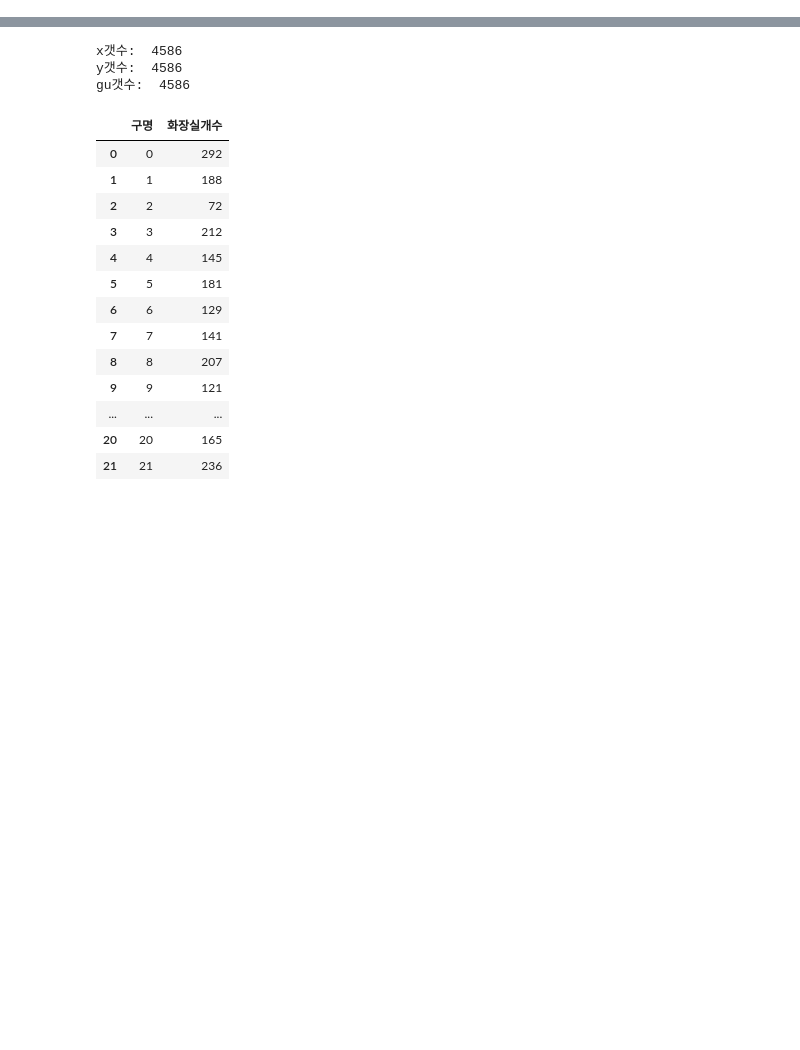
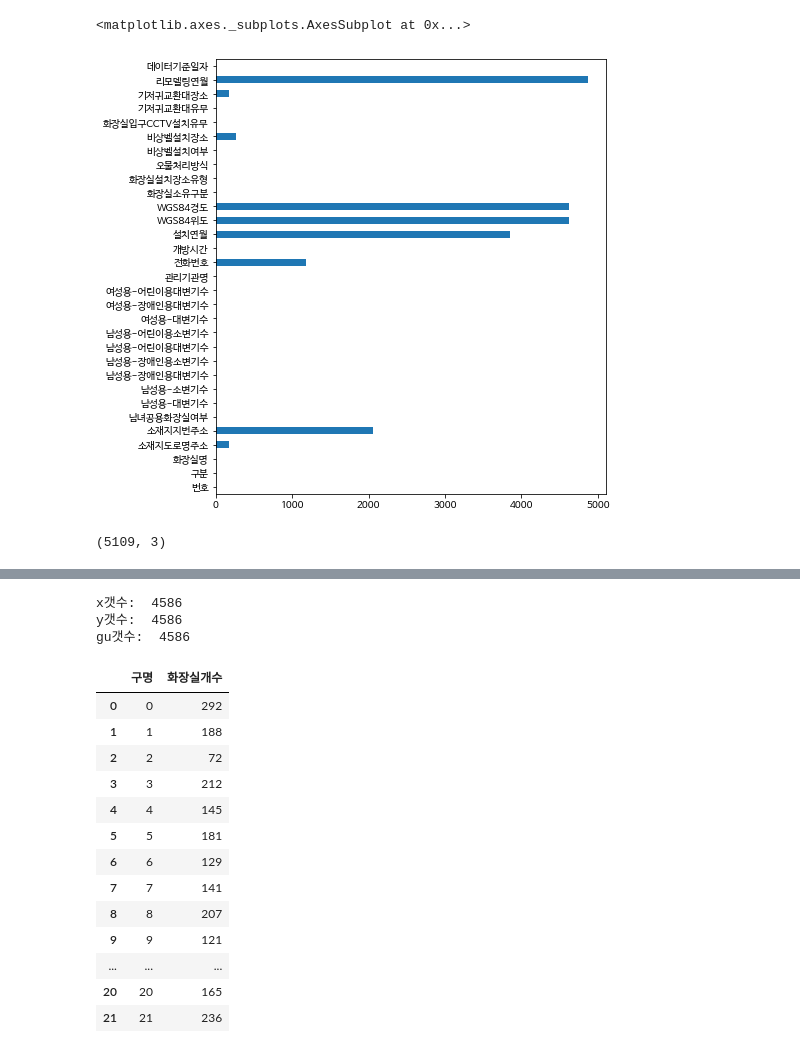
Before and after one commit to cwave-org/MODU, a Jupyter notebook: map_visualization_toilet.ipynb, the cells around one changed output, grey strips where cells are left out. Drawn from its saved outputs; the diff is of its cells as text; code cells hidden in the pictures; blank space fills up the shorter version.

```diff
--- a/map_visualization_toilet.ipynb
+++ b/map_visualization_toilet.ipynb
@@ -54,4 +61,36 @@ Unknown system... sorry~~~~
+# %%
+# 한글 font 설정
+import platform
+import matplotlib.font_manager as fm
+import matplotlib.pyplot as plt
+
+plt.rc('font', family='NanumBarunGothic')
+
+#matplotlib 패키지 한글 깨짐 처리 시작
+#------------------------------------------------------------------------------------
+# 운영체제별 한글 폰트 설정
+
+if platform.system() == 'Darwin': # Mac 환경 폰트 설정
+    print("mac")
+    plt.rc('font', family='AppleGothic')
+elif platform.system() == 'Windows': # Windows 환경 폰트 설정
+    print("windows") # 자동으로 알아서 설정
+    plt.rc('font', family='Malgun Gothic')
+
+plt.rcParams['axes.unicode_minus'] = False #한글 폰트 사용시 마이너스 폰트 깨짐 해결
+
+#------------------------------------------------------------------------------------
+#matplotlib 패키지 한글 깨짐 처리 끝
+
+# windows -> 주석처리 해야지 한글 제대로 나옴
+#plt.rcParams['font.family'] = "NanumBarunGothic"
+#plt.rcParams['axes.unicode_minus'] = False
+
+# apple 사용자는
+#plt.rc("font", family="AppleGothic")
+#plt.rc("axes", unicode_minus=False)
 # %%
-df = pd.read_csv('/content/drive/MyDrive/데이터포럼/Toilet_Data/서울시 공중화장실 위치정보_생활보건과_가공.csv')
+df = pd.read_excel('/content/drive/MyDrive/데이터포럼/Toilet_Data/12_04_01_E_공중화장실정보.xlsx')
 print(df.head(5))
+print(df.shape)
 # %% [output]
@@ -63,0 +174,10 @@ print(df.head(5))
+# %%
+df.isnull().sum().plot.barh(figsize=(7,8))
+# %% [output]
+<matplotlib.axes._subplots.AxesSubplot at 0x...>
+[figure, added]
+# %%
+df_loc=df.loc[:,['구분', '화장실명', '소재지도로명주소']]
+df_loc.shape
+# %% [output]
+(5109, 3)
```
Also changed, not shown: parts of 21 cells of this notebook.
